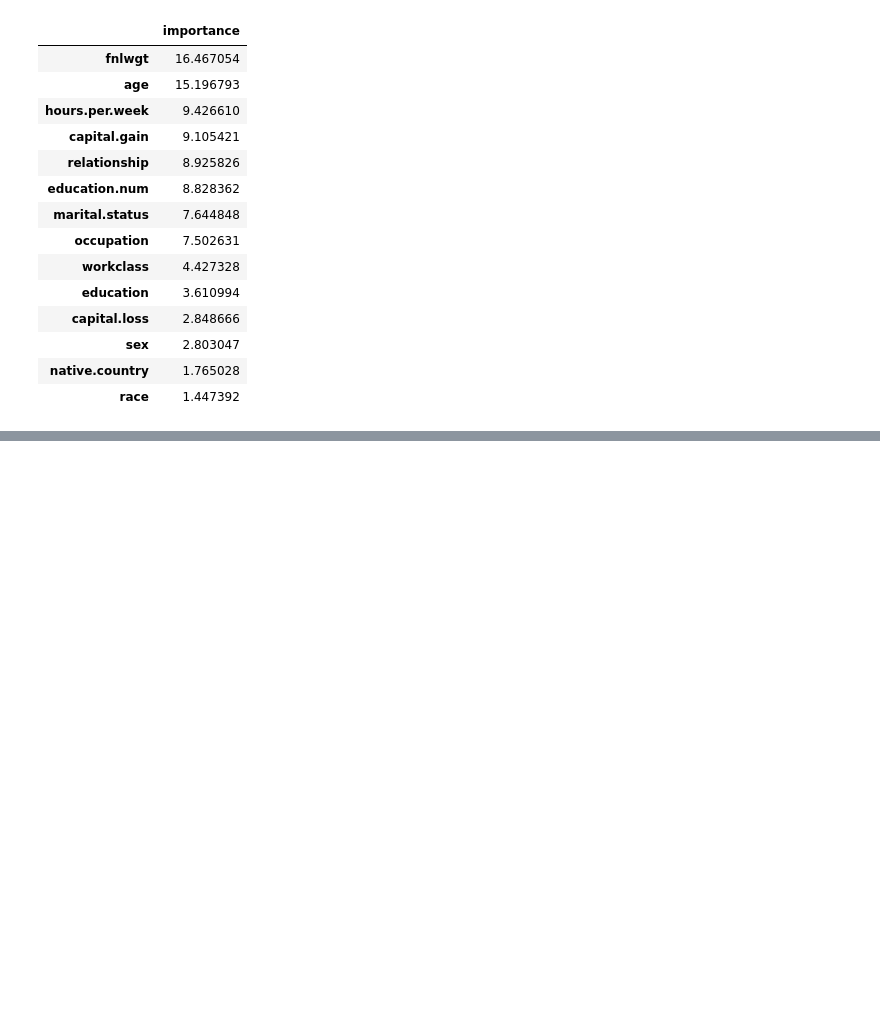
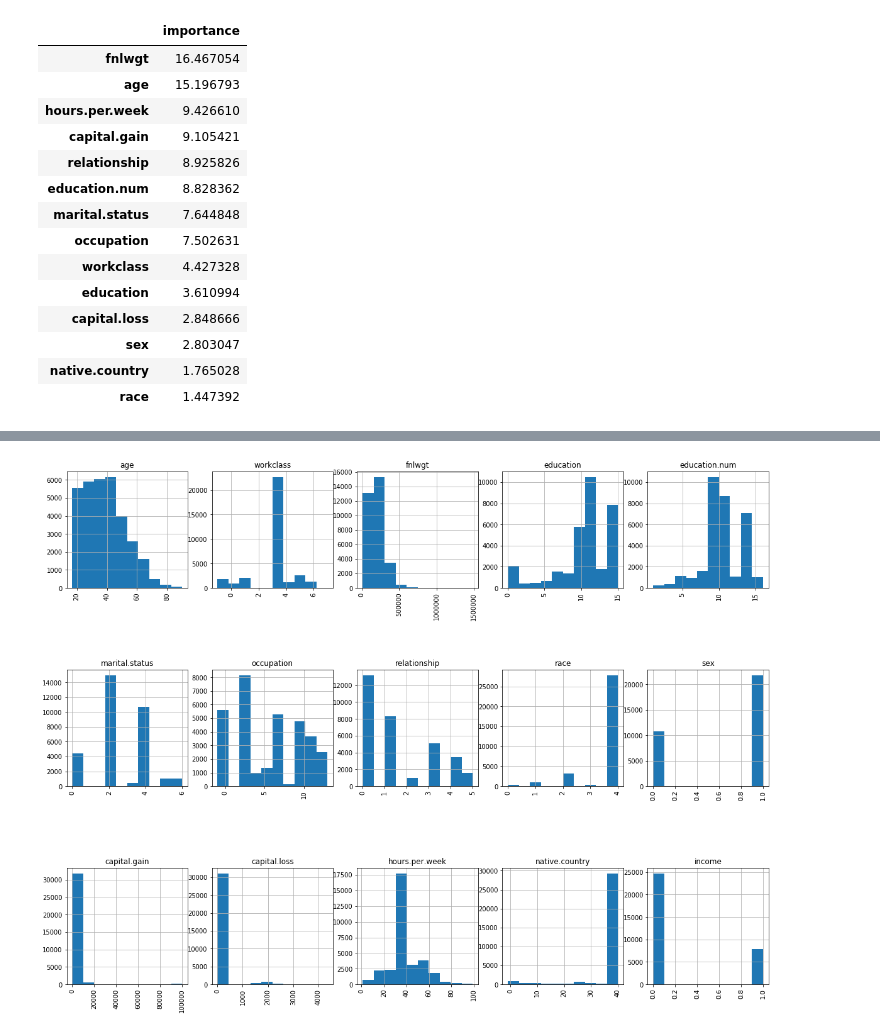
Before and after one commit to laxmija/Project_4_Classification_Models, a Jupyter notebook: Project_4_Classification_Models.ipynb, the cells around one changed output, grey strips where cells are left out. Cells and saved outputs as stored; diff of their text form; code cells hidden in the pictures; blank space fills up the shorter version.

```diff
--- a/Project_4_Classification_Models.ipynb
+++ b/Project_4_Classification_Models.ipynb
@@ -356,0 +372,15 @@ plt.show()
+# %%
+#Build a classifier
+
+encoded_data, encoders = number_encode_features(dataset)
+fig = plt.figure(figsize=(20,15))
+cols = 5
+rows = math.ceil(float(encoded_data.shape[1]) / cols)
+for i, column in enumerate(encoded_data.columns):
+    ax = fig.add_subplot(rows, cols, i + 1)
+    ax.set_title(column)
+    encoded_data[column].hist(axes=ax)
+    plt.xticks(rotation="vertical")
+plt.subplots_adjust(hspace=0.7, wspace=0.2)
+# %% [output]
+[figure, added]
```
Also changed, not shown: parts of 52 cells of this notebook.
